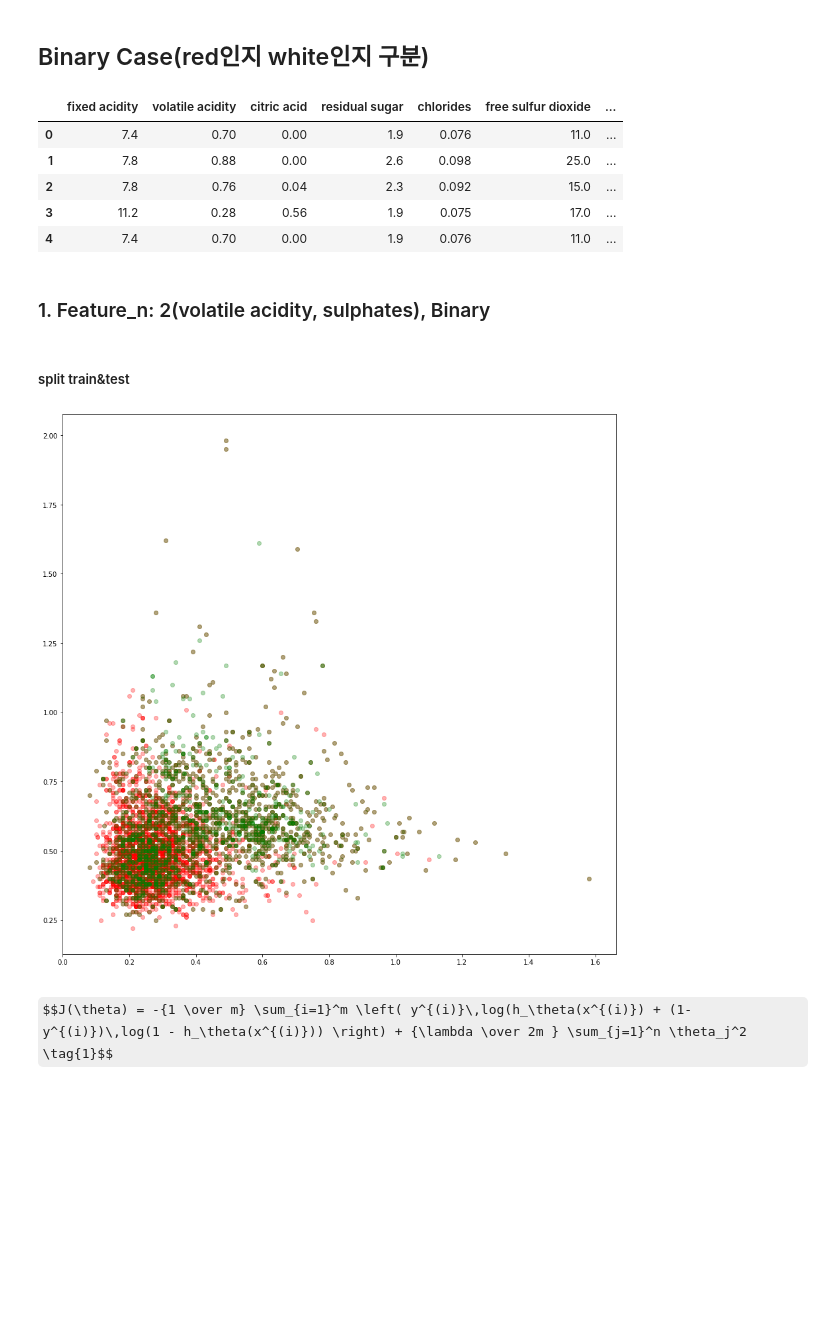
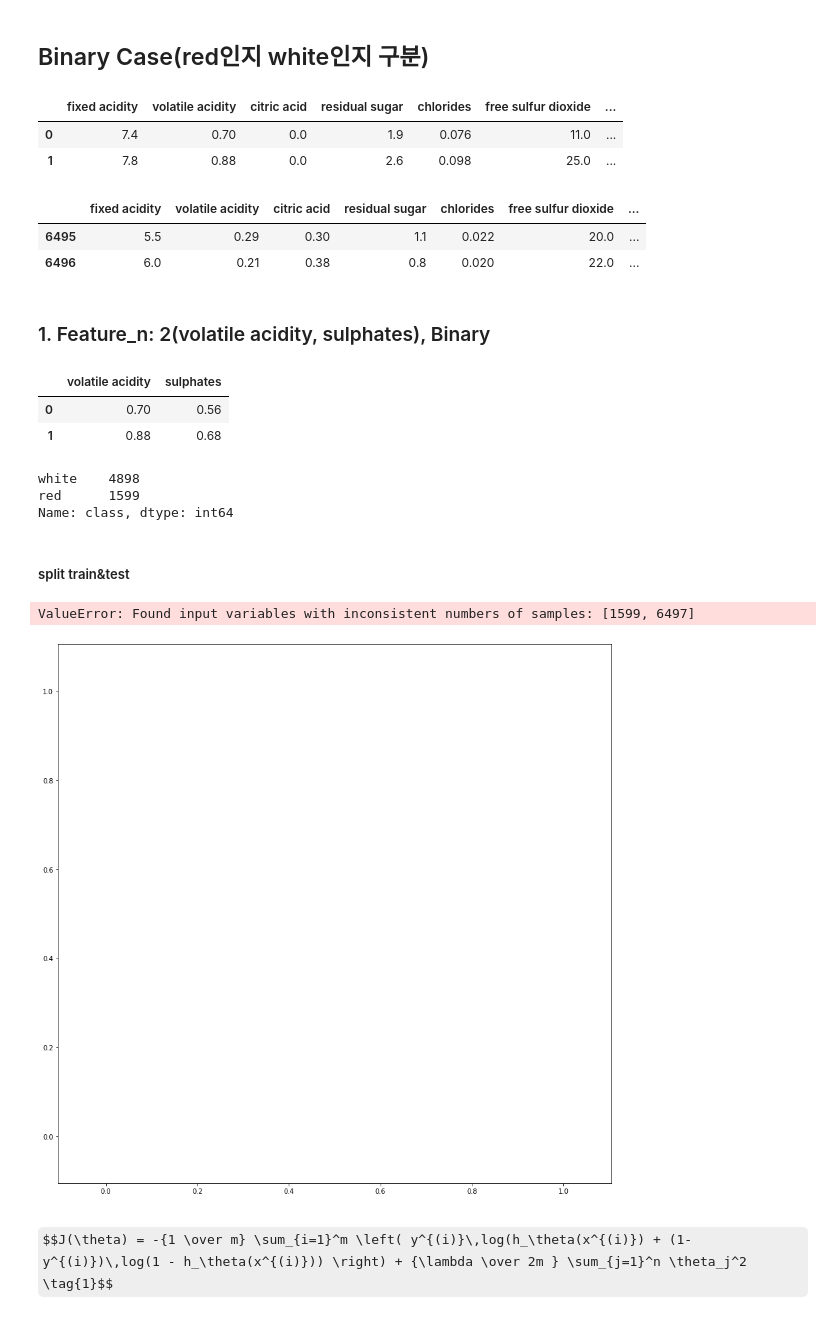
Before and after one commit to tweakershin/python-programming2, a Jupyter notebook: ML/wine/02. Logistic Regression (Wine Quality).ipynb, the cells around one changed output. Saved outputs shown, nothing was run; the diff lists cells and outputs as text; code cells hidden in the pictures; some formulas as TeX source; blank space fills up the shorter version.

```diff
--- a/ML/wine/02. Logistic Regression (Wine Quality).ipynb
+++ b/ML/wine/02. Logistic Regression (Wine Quality).ipynb
@@ -8,8 +8,8 @@ from matplotlib import pyplot as plt
 # %%
 DATASET_DIR = os.path.join(os.path.dirname(os.getcwd()), 'datasets')
 # %%
-red_file = os.path.join(DATASET_DIR, 'wine/winequality-red.csv')
-white_file = os.path.join(DATASET_DIR, 'wine/winequality-white.csv')
+red_file = os.path.join(DATASET_DIR, 'winequality-red.csv')
+white_file = os.path.join(DATASET_DIR, 'winequality-white.csv')
 # %%
 wine_red = pd.read_csv(red_file, sep=';')
 wine_white = pd.read_csv(white_file, sep=';')
@@ -44,38 +38,66 @@ new_white = wine_white.copy()
 new_red['class'] = 'red'
 new_white['class'] = 'white'
 # %%
-wine= new_red.append(new_white)
+wine = new_red.append(new_white, ignore_index=True)
 # %%
-wine.head()
+wine.head(2)
 # %% [output]
 |  | fixed acidity | volatile acidity | citric acid | residual sugar | chlorides | free sulfur dioxide | ... |
-| 0 | 7.4 | 0.70 | 0.00 | 1.9 | 0.076 | 11.0 | ... |
-| 1 | 7.8 | 0.88 | 0.00 | 2.6 | 0.098 | 25.0 | ... |
-| 2 | 7.8 | 0.76 | 0.04 | 2.3 | 0.092 | 15.0 | ... |
-| 3 | 11.2 | 0.28 | 0.56 | 1.9 | 0.075 | 17.0 | ... |
-| 4 | 7.4 | 0.70 | 0.00 | 1.9 | 0.076 | 11.0 | ... |
+| 0 | 7.4 | 0.70 | 0.0 | 1.9 | 0.076 | 11.0 | ... |
+| 1 | 7.8 | 0.88 | 0.0 | 2.6 | 0.098 | 25.0 | ... |
+# %%
+wine.tail(2)
+# %% [output]
+|  | fixed acidity | volatile acidity | citric acid | residual sugar | chlorides | free sulfur dioxide | ... |
+| 6495 | 5.5 | 0.29 | 0.30 | 1.1 | 0.022 | 20.0 | ... |
+| 6496 | 6.0 | 0.21 | 0.38 | 0.8 | 0.020 | 22.0 | ... |
 # %% [markdown]
 ### 1. Feature_n: 2(volatile acidity, sulphates), Binary
 # %%
 X = wine[['volatile acidity', 'sulphates']]
 y = wine['class']
+# %%
+X.head(2)
+# %% [output]
+|  | volatile acidity | sulphates |
+| 0 | 0.70 | 0.56 |
+| 1 | 0.88 | 0.68 |
+# %%
+y.value_counts()
+# %% [output]
+white    4898
+red      1599
+Name: class, dtype: int64
 # %% [markdown]
 ##### split train&test
 # %%
 from sklearn.model_selection import train_test_split
 # %%
-train_X, test_X, train_y, test_y = train_test_split(X, y, stratify=wine['class'], random_state=42)
+train_X, test_X, train_y, test_y = train_test_split(X, y, stratify=wine['class'], random_state=42, test_size=.2)
+# %% [output]
+ValueError: Found input variables with inconsistent numbers of samples: [1599, 6497]
 # %%
 red_index = train_y[train_y=='red'].index
 white_index = train_y[train_y=='white'].index
 plt.figure(figsize=(15,15))
-plt.scatter(x=train_X.loc[white_index, 'volatile acidity'], y=train_X.loc[white_index, 'sulphates'], color='r', alpha=0.3)
 
-plt.scatter(x=train_X.loc[red_index, 'volatile acidity'], y=train_X.loc[red_index, 'sulphates'], color='g',  alpha=0.3)
+plt.scatter(
+    x=train_X.loc[white_index, 'volatile acidity'],
+    y=train_X.loc[white_index, 'sulphates'],
+    color='g',
+    alpha=0.3
+)
+
+plt.scatter(
+    x=train_X.loc[red_index, 'volatile acidity'],
+    y=train_X.loc[red_index, 'sulphates'],
+    color='r',
+    alpha=0.3
+)
 
 plt.show()
 # %% [output]
-[figure, old version]
+[figure, new version]
 # %% [markdown]
 $$J(\theta) = -{1 \over m} \sum_{i=1}^m \left( y^{(i)}\,log(h_\theta(x^{(i)}) + (1-y^{(i)})\,log(1 - h_\theta(x^{(i)})) \right) + {\lambda \over 2m } \sum_{j=1}^n \theta_j^2 \tag{1}$$
 # %%
```
Also changed, not shown: parts of 80 cells of this notebook, 1 other file.
